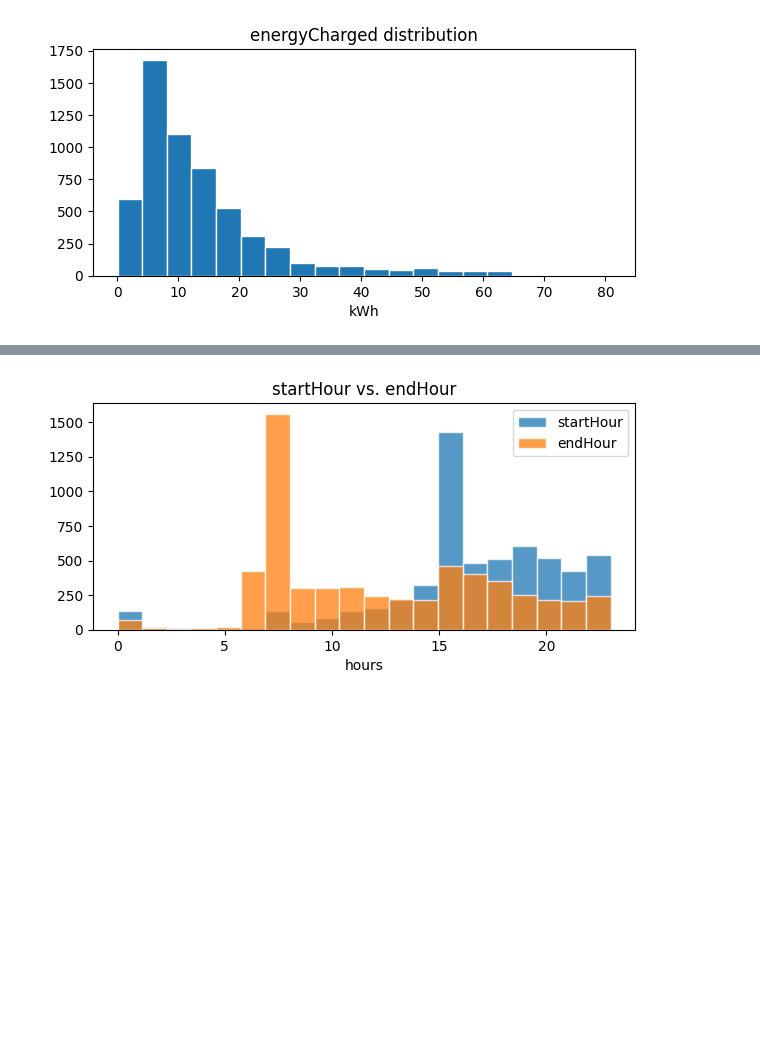
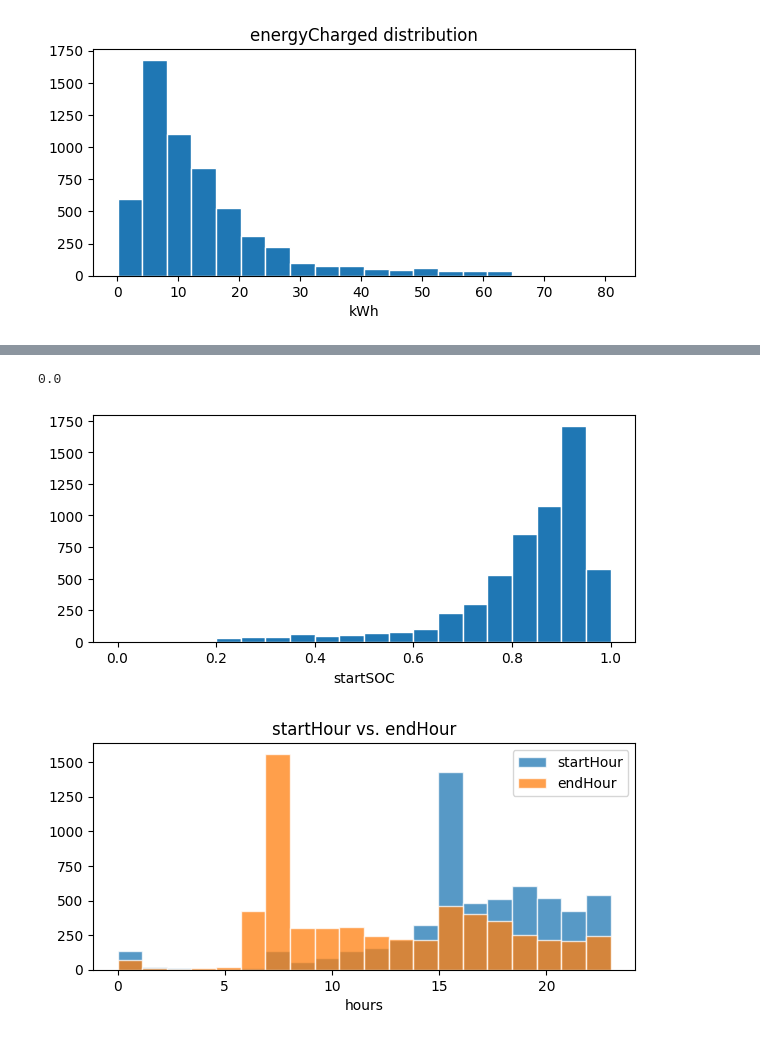
Before and after one commit to jarviskroos7/pev_intelligent_charging_control, a Jupyter notebook: notebooks/charging_data_proc.ipynb, the cells around one changed output, grey strips where cells are left out. Saved outputs shown, nothing was run; the diff lists cells and outputs as text; code cells hidden in the pictures; blank space fills up the shorter version.

```diff
--- a/notebooks/charging_data_proc.ipynb
+++ b/notebooks/charging_data_proc.ipynb
@@ -127,3 +127,12 @@ plt.show()
+# %%
+print(min(sessions['start_soc']))
+plt.figure(figsize=(7, 3))
+plt.hist(sessions['start_soc'], edgecolor='white', bins=20)
+plt.xlabel('startSOC')
+plt.show()
+# %% [output]
+0.0
+[figure, added]
 # %%
 plt.figure(figsize=(7, 3))
 plt.hist(sessions['Start_plugin_hour'], edgecolor='white', bins=20, alpha=0.75, label='startHour')
```
Also changed, not shown: parts of 1 cell of this notebook, 14 other files.
